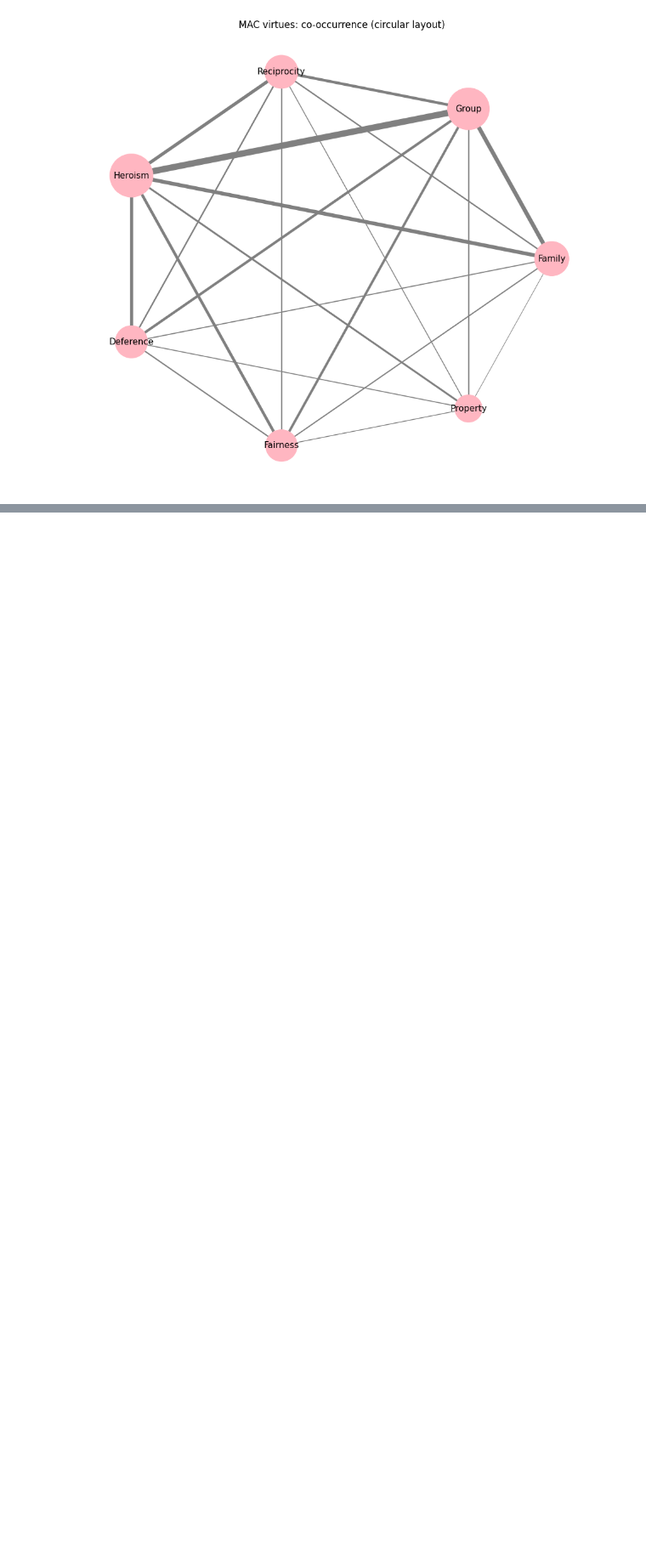
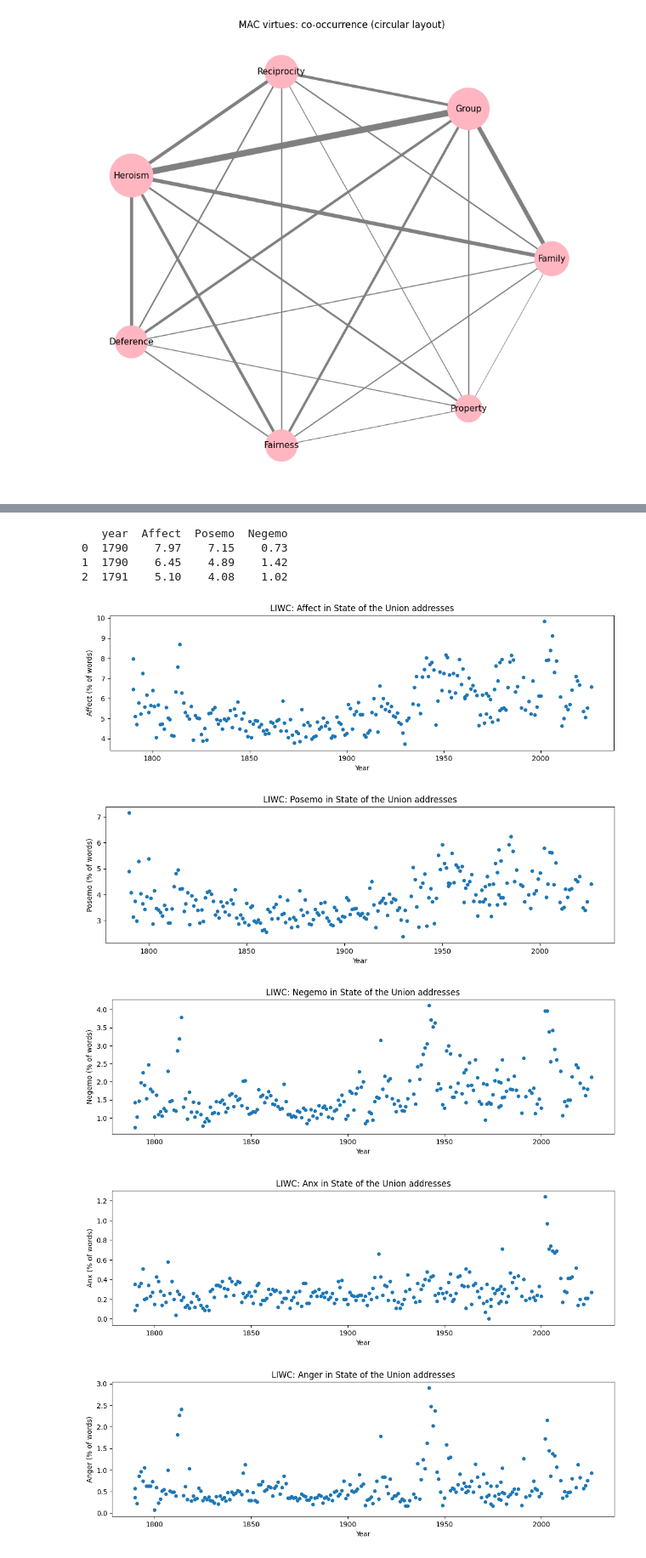
Before and after one commit to DH-Oz/CorpusAnalysis, a Jupyter notebook: 2-dictionary-content.ipynb, the cells around one changed output, grey strips where cells are left out. Shown at 85% size. Cells and saved outputs as stored; diff of their text form; code cells hidden in the pictures; blank space fills up the shorter version.

```diff
--- a/2-dictionary-content.ipynb
+++ b/2-dictionary-content.ipynb
@@ -266,16 +230,0 @@ else:
-# %%
-# Plot each emotion category across the years, via a function and a for loop. Same shape
-# as plot_category above, applied to the LIWC categories.
-if have_liwc:
-    def plot_liwc(category_name):
-        plt.figure(figsize=(13, 3.5))
-        plt.plot(liwc_df['year'], liwc_df[category_name], linewidth=0.6)
-        plt.xlabel('Year')
-        plt.ylabel(f'{category_name} (% of words)')
-        plt.title(f'LIWC: {category_name} in State of the Union addresses')
-        plt.show()
-
-    for name in ['Affect', 'Posemo', 'Negemo', 'Anx', 'Anger', 'Sad']:
-        plot_liwc(name)
-else:
-    print('LIWC plots skipped.')
@@ -288,0 +246,39 @@ else:
+# %%
+# liwcalike works with any LIWC-format dictionary, so LIWC goes through the very same
+# function. We pull six emotion categories: overall affect, positive and negative
+# emotion, and the three negative subtypes.
+if have_liwc:
+    emotion_categories = ['Affect', 'Posemo', 'Negemo', 'Anx', 'Anger', 'Sad']
+    liwc_df = liwcalike(list(df['text']), docnames, str(liwc_path))
+    liwc_df['year'] = list(df['year'])
+    liwc_df = liwc_df.sort_values('year')
+    print(liwc_df[['year', 'Affect', 'Posemo', 'Negemo']].head(3))
+else:
+    print('LIWC counts skipped.')
+# %% [output]
+   year  Affect  Posemo  Negemo
+0  1790    7.97    7.15    0.73
+1  1790    6.45    4.89    1.42
+2  1791    5.10    4.08    1.02
+# %%
+# Plot each emotion category across the years as points, one per speech. Same shape as
+# plot_category above, applied to the LIWC categories.
+if have_liwc:
+    def plot_liwc(category_name):
+        plt.figure(figsize=(13, 3.5))
+        plt.scatter(liwc_df['year'], liwc_df[category_name], s=18)
+        plt.xlabel('Year')
+        plt.ylabel(f'{category_name} (% of words)')
+        plt.title(f'LIWC: {category_name} in State of the Union addresses')
+        plt.show()
+
+    for name in ['Affect', 'Posemo', 'Negemo', 'Anx', 'Anger', 'Sad']:
+        plot_liwc(name)
+else:
+    print('LIWC plots skipped.')
+# %% [output]
+[figure, added]
+[figure, added]
+[figure, added]
+[figure, added]
+[figure, added]
```
Also changed, not shown: parts of 13 cells of this notebook.
